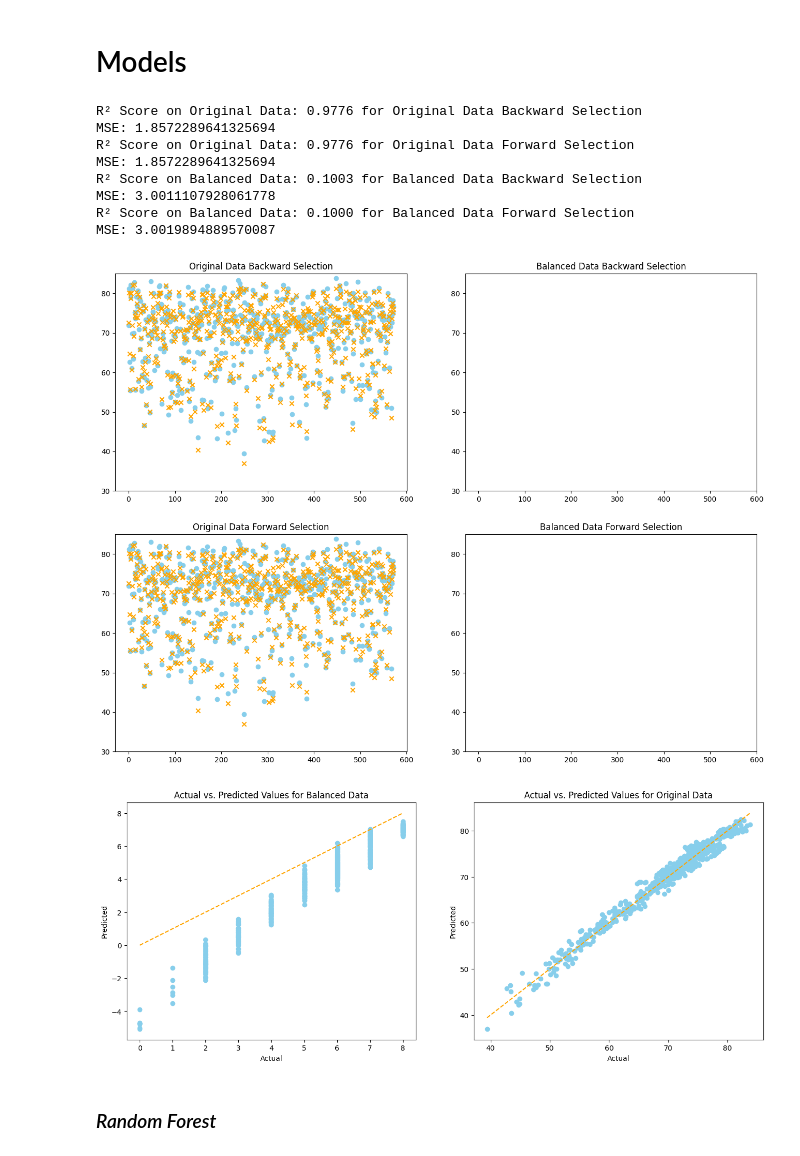
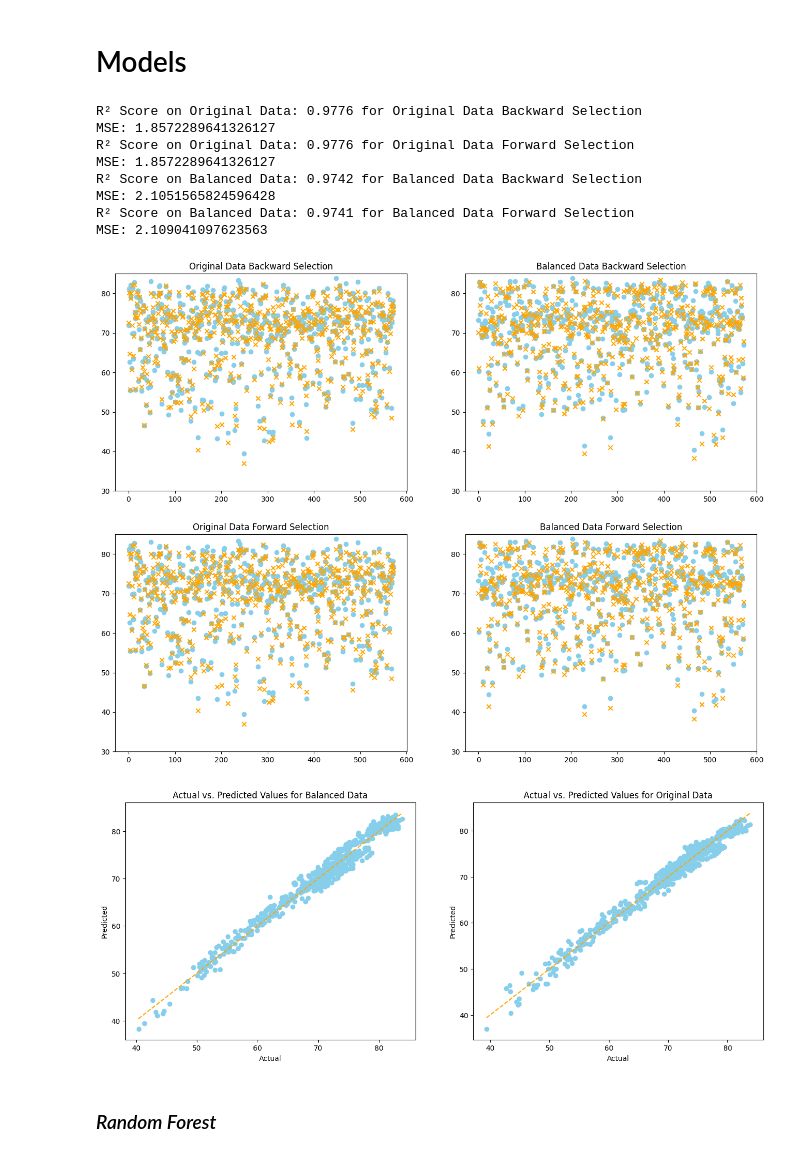
Before and after one commit to malinhauglandh/life-expectancy-prediction, a Jupyter notebook: eda/feature_selection_binning.ipynb, the cells around one changed output. Drawn from its saved outputs; the diff is of its cells as text; code cells hidden in the pictures.

Commit message:
Fixed binning for feature selection models

```diff
--- a/eda/feature_selection_binning.ipynb
+++ b/eda/feature_selection_binning.ipynb
@@ -242,34 +255,34 @@ plt.show()
 # Step 1: Forward Selection for Subset Selection with transformed data
 model = LinearRegression()
 sfs_bw = SFS(model,
-          k_features=(1, X_train.shape[1]),  # Test from 1 feature up to max features
+          k_features=(1, X_train_df.shape[1]),  # Test from 1 feature up to max features
           forward=False,
           floating=False,
           scoring='r2',
           cv=0)  # Setting cv=0 to get direct estimates without cross-validation for BIC
 
-sfs_bw = sfs_bw.fit(X_train, y_train_resampled)
+sfs_bw = sfs_bw.fit(X_train_df, y_resampled_continuous)
 
 # Step 2: Calculating BIC for each subset with transformed data
 bic_list = []
-n = len(y_train_resampled)
+n = len(y_resampled_continuous)
 
-for subset_size in range(1, X_train.shape[1] + 1):  # Loop through all possible subset sizes
+for subset_size in range(1, X_train_df.shape[1] + 1):  # Loop through all possible subset sizes
     selected_features = list(sfs_bw.subsets_[subset_size]['feature_idx'])  # Get the selected features for each subset size
-    X_subset = X_train.iloc[:, selected_features]
+    X_subset = X_train_df.iloc[:, selected_features]
 
     # Add constant term to the subset (for intercept)
     X_subset_const = add_constant(X_subset)
 
     # Fit OLS model and calculate BIC
-    ols_model = OLS(y_train_resampled, X_subset_const).fit()
+    ols_model = OLS(y_resampled_continuous, X_subset_const).fit()
     bic_list.append(ols_model.bic)
 
 # Step 3: Create a figure with two subplots side by side
 fig, (ax1, ax2) = plt.subplots(1, 2, figsize=(16, 6))
 
 # Plot BIC on the first subplot
-ax1.plot(range(1, X_train.shape[1] + 1), bic_list, marker='o', linestyle='-', color='skyblue', label='BIC')
+ax1.plot(range(1, X_train_df.shape[1] + 1), bic_list, marker='o', linestyle='-', color='skyblue', label='BIC')
 ax1.set_xlabel('Number of Variables')
 ax1.set_ylabel('BIC')
 ax1.set_title('BIC for Different Subset Sizes')
@@ -283,9 +296,9 @@ optimal_features_bl_bw = list(sfs_bw.subsets_[min_bic_idx]['feature_idx'])  # Ge
 optimal_feature_names = [feature_names[i] for i in optimal_features_bl_bw]  # Get names of these features
 
 # Re-fit on the original target variable y for interpretability
-X_optimal_bl = X_train.iloc[:, optimal_features_bl_bw]  # Optimal features from training set
+X_optimal_bl = X_train_df.iloc[:, optimal_features_bl_bw]  # Optimal features from training set
 X_optimal_df = pd.DataFrame(X_optimal_bl, columns=optimal_feature_names)  # Convert to DataFrame for easier plotting
-model.fit(X_optimal_df, y_train_resampled)
+model.fit(X_optimal_df, y_resampled_continuous)
 coefficients = model.coef_
 
 # Plotting the coefficients
@@ -564,50 +577,50 @@ for optimals in optimal_features:
         y_pred_og = y_pred
         r_two_score = model.score(X_test_og.iloc[:, list(optimals)], y_test_og)
 
         print(f'R² Score on Original Data: {r_two_score:.4f} for {names[i+j*2]}')
 
     else:
-        this_X = X_train
-        this_y = y_train_resampled
-        test_y = y_test
+        this_X = X_train_df
+        this_y = y_resampled_continuous
+        test_y = y_test_continuous
         model.fit(this_X.iloc[:, list(optimals)], this_y)
 
-        y_pred = model.predict(X_test.iloc[:, list(optimals)])
-        r_two_score = model.score(X_test.iloc[:, list(optimals)], y_test)
+        y_pred = model.predict(X_test_df.iloc[:, list(optimals)])
+        r_two_score = model.score(X_test_df.iloc[:, list(optimals)], y_test_continuous)
 
         print(f'R² Score on Balanced Data: {r_two_score:.4f} for {names[i+j*2]}')
 
 
     print("MSE:", mean_squared_error(test_y, y_pred))
 
 
     axes[i, j].scatter(range(0, len(test_y)), test_y, color='skyblue', marker='o')
     axes[i, j].scatter(range(0, len(y_pred)), y_pred, color='orange', marker='x')
     axes[i, j].set_title(names[i+j*2])
     # set scale of y axis to 30 - 90
     axes[i, j].set_ylim([30, 85])
 
     i += 1
     if i == 2:
         i = 0
         j += 1
 
 plt.show()
 # %% [output]
 R² Score on Original Data: 0.9776 for Original Data Backward Selection
-MSE: 1.8572289641325694
+MSE: 1.8572289641326127
 R² Score on Original Data: 0.9776 for Original Data Forward Selection
-MSE: 1.8572289641325694
-R² Score on Balanced Data: 0.1003 for Balanced Data Backward Selection
-MSE: 3.0011107928061778
-R² Score on Balanced Data: 0.1000 for Balanced Data Forward Selection
-MSE: 3.0019894889570087
+MSE: 1.8572289641326127
+R² Score on Balanced Data: 0.9742 for Balanced Data Backward Selection
+MSE: 2.1051565824596428
+R² Score on Balanced Data: 0.9741 for Balanced Data Forward Selection
+MSE: 2.109041097623563
-[figure, old version]
+[figure, new version]
 # %%
 # put plots side by side
 fig, axes = plt.subplots(1, 2, figsize=(16, 6))
-axes[0].scatter(y_test, y_pred, color='skyblue')
-axes[0].plot([y_test.min(), y_test.max()], [y_test.min(), y_test.max()], linestyle='--', color='orange')
+axes[0].scatter(y_test_continuous, y_pred, color='skyblue')
+axes[0].plot([y_test_continuous.min(), y_test_continuous.max()], [y_test_continuous.min(), y_test_continuous.max()], linestyle='--', color='orange')
 axes[0].set_xlabel('Actual')
 axes[0].set_ylabel('Predicted')
 axes[0].set_title('Actual vs. Predicted Values for Balanced Data')
@@ -620,7 +633,7 @@ axes[1].set_title('Actual vs. Predicted Values for Original Data')
 
 plt.show()
 # %% [output]
-[figure, old version]
+[figure, new version]
 # %% [markdown]
 ### _Random Forest_
 # %%
```
Also changed, not shown: parts of 10 cells of this notebook.
